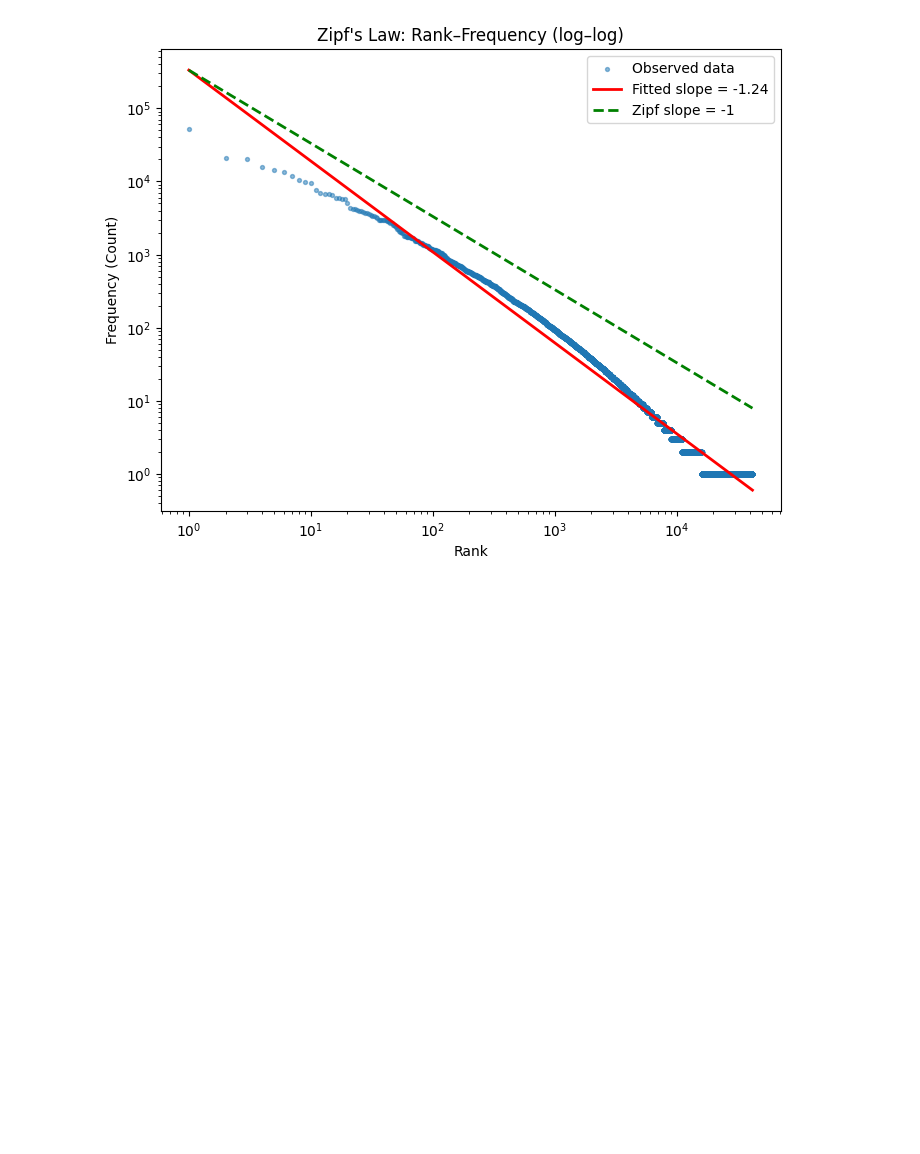
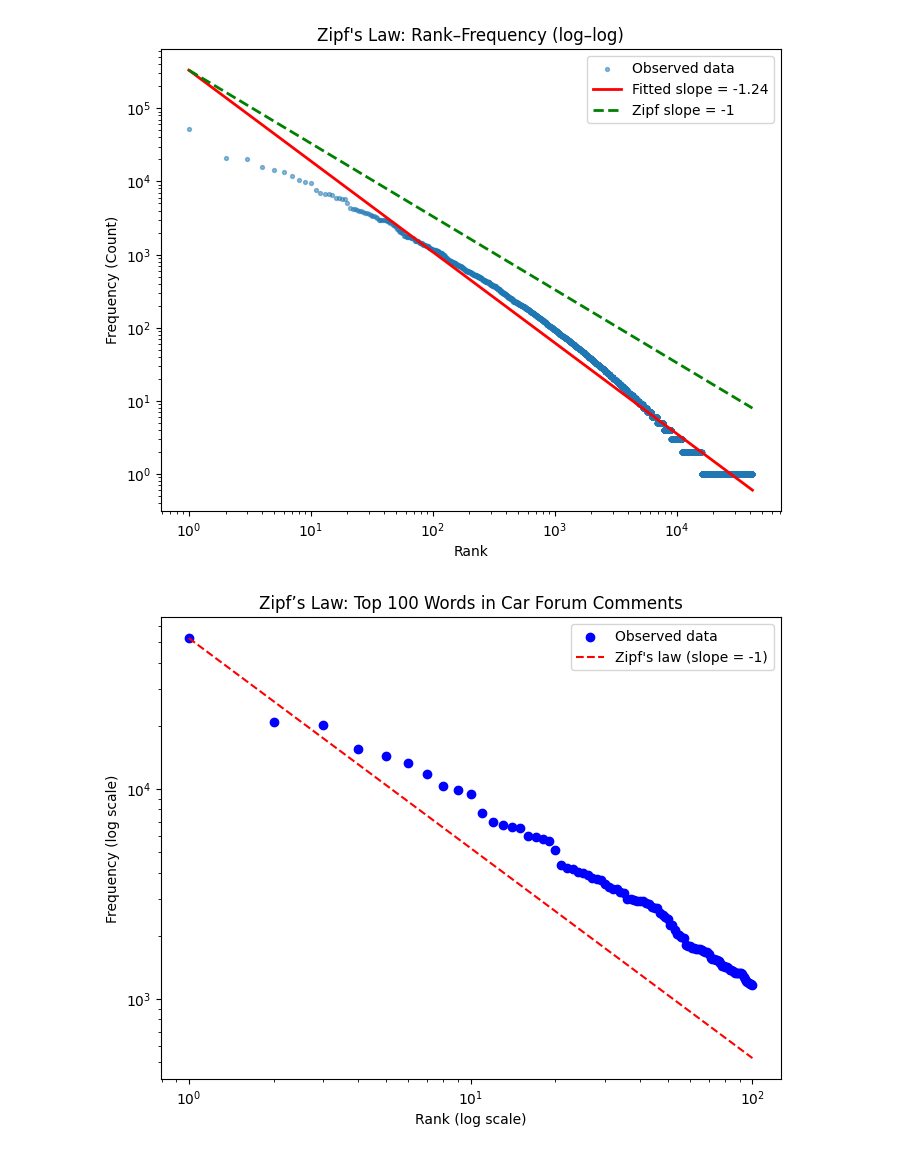
Before and after one commit to AHMerrill/Unstructured-Data-1, a Jupyter notebook: zipf_zm.ipynb, the cells around one changed output. Drawn from its saved outputs; the diff is of its cells as text; code cells hidden in the pictures; blank space fills up the shorter version.

```diff
--- a/zipf_zm.ipynb
+++ b/zipf_zm.ipynb
@@ -117,3 +117,41 @@ plt.legend()
 plt.show()
 # %% [output]
 [figure]
+# %%
+import matplotlib.pyplot as plt
+import numpy as np
+
+# --- select the top 100 most common words ---
+top_n = 100
+top_df = zipf_df.head(top_n)
+
+# --- theoretical Zipf prediction ---
+# frequency ~ C / rank
+# Normalize constant C so that rank=1 prediction equals observed max frequency
+C = top_df['count'].iloc[0]
+theoretical = C / top_df['rank']
+
+# --- plotting ---
+plt.figure(figsize=(8,6))
+
+# observed word frequencies (scatter)
+plt.scatter(top_df['rank'], top_df['count'],
+            color='blue', label='Observed data')
+
+# Zipf theoretical curve (1/rank)
+plt.plot(top_df['rank'], theoretical,
+         color='red', linestyle='--', label="Zipf's law (slope = -1)")
+
+# log-log scale to show power-law relationship
+plt.xscale('log')
+plt.yscale('log')
+
+# labels and title
+plt.xlabel('Rank (log scale)')
+plt.ylabel('Frequency (log scale)')
+plt.title('Zipf’s Law: Top 100 Words in Car Forum Comments')
+plt.legend()
+
+plt.show()
+# %% [output]
+[figure, added]
```
